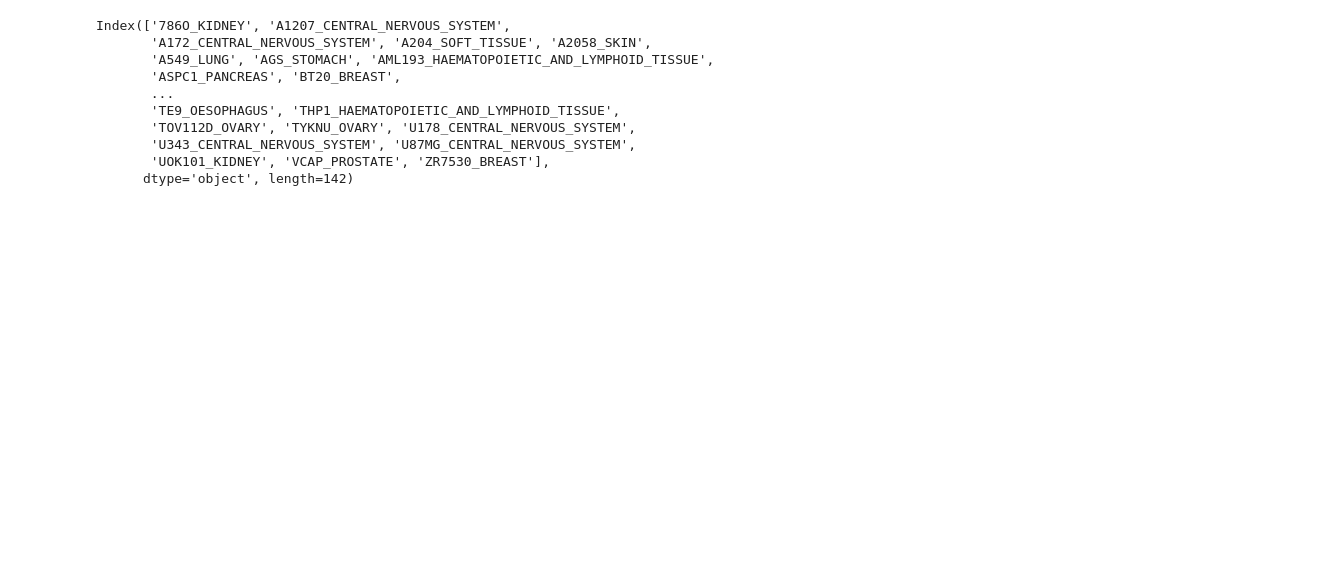
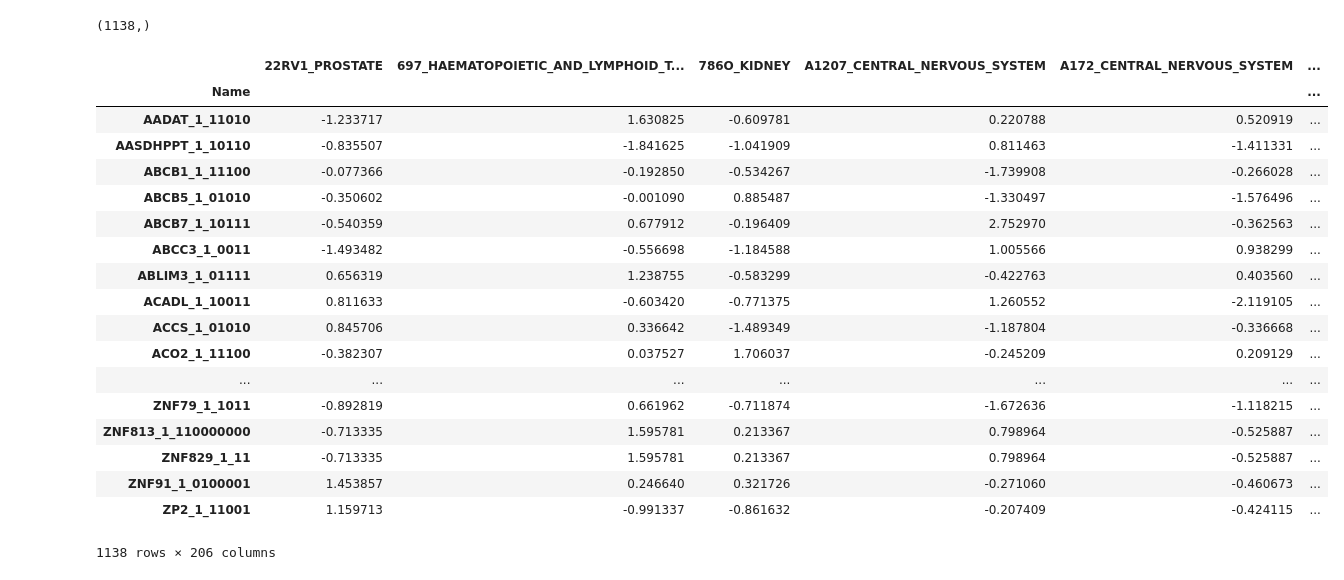
Before and after one commit to Stuartlab-UCSC/deep_essentiality, a Jupyter notebook: singletask_v2.ipynb, the cells around one changed output. Saved outputs shown, nothing was run; the diff lists cells and outputs as text; code cells hidden in the pictures; blank space fills up the shorter version.

Commit message:
Grid Searched for best Architecture and ran for best tasks with Vlado's splits

```diff
--- a/singletask_v2.ipynb
+++ b/singletask_v2.ipynb
@@ -1,19 +18,4 @@
 # %%
-#Single task network to compare with Vlado
-
-
-import torch
-from bayes_opt import BayesianOptimization
-from torch.autograd import Variable
-import matplotlib.pyplot as plt
-import seaborn as sns
-from sklearn.model_selection import train_test_split
-from sklearn import preprocessing
-from sklearn.model_selection import train_test_split
-from math import sqrt
-import random
-import itertools
-
 #Load some of the data
 exp_data = pd.read_csv('../exp.tab', sep='\t', index_col=0)
 cnv_data = pd.read_csv('../cnv.tab', sep='\t', index_col=0)
@@ -29,18 +31,7 @@ testinglabels = test_activity_data.columns[1:]
 frames = [exp_data, cnv_data]
 
 xdatw = pd.concat(frames)
-traininglabels
+# traininglabels
-# %% [output]
-Index(['786O_KIDNEY', 'A1207_CENTRAL_NERVOUS_SYSTEM',
-       'A172_CENTRAL_NERVOUS_SYSTEM', 'A204_SOFT_TISSUE', 'A2058_SKIN',
-       'A549_LUNG', 'AGS_STOMACH', 'AML193_HAEMATOPOIETIC_AND_LYMPHOID_TISSUE',
-       'ASPC1_PANCREAS', 'BT20_BREAST',
-       ...
-       'TE9_OESOPHAGUS', 'THP1_HAEMATOPOIETIC_AND_LYMPHOID_TISSUE',
-       'TOV112D_OVARY', 'TYKNU_OVARY', 'U178_CENTRAL_NERVOUS_SYSTEM',
-       'U343_CENTRAL_NERVOUS_SYSTEM', 'U87MG_CENTRAL_NERVOUS_SYSTEM',
-       'UOK101_KIDNEY', 'VCAP_PROSTATE', 'ZR7530_BREAST'],
-      dtype='object', length=142)
 # %%
 #Deep Learning Net Class
 
@@ -221,3 +203,37 @@ def saveRMSE(predicts, actuals):
 
     for item in multitaskrmses:
           rmses_file.write("%s\n" % item)
+# %%
+#run for first 5 genes
+mselist = {}
+
+#best tasks that vlado tested with
+topTasks = pd.read_csv("../combined_stats.tab", sep='\t')
+tasks = topTasks.iloc[:,0].values
+
+#keep the tasks we want
+goodydat = ydat.transpose()[tasks]
+goodydat = goodydat.transpose()
+
+goodydat
+# %% [output]
+(1138,)
+|  | 22RV1_PROSTATE | 697_HAEMATOPOIETIC_AND_LYMPHOID_T... | 786O_KIDNEY | A1207_CENTRAL_NERVOUS_SYSTEM | A172_CENTRAL_NERVOUS_SYSTEM | ... |
+| Name |  |  |  |  |  | ... |
+| AADAT_1_11010 | -1.233717 | 1.630825 | -0.609781 | 0.220788 | 0.520919 | ... |
+| AASDHPPT_1_10110 | -0.835507 | -1.841625 | -1.041909 | 0.811463 | -1.411331 | ... |
+| ABCB1_1_11100 | -0.077366 | -0.192850 | -0.534267 | -1.739908 | -0.266028 | ... |
+| ABCB5_1_01010 | -0.350602 | -0.001090 | 0.885487 | -1.330497 | -1.576496 | ... |
+| ABCB7_1_10111 | -0.540359 | 0.677912 | -0.196409 | 2.752970 | -0.362563 | ... |
+| ABCC3_1_0011 | -1.493482 | -0.556698 | -1.184588 | 1.005566 | 0.938299 | ... |
+| ABLIM3_1_01111 | 0.656319 | 1.238755 | -0.583299 | -0.422763 | 0.403560 | ... |
+| ACADL_1_10011 | 0.811633 | -0.603420 | -0.771375 | 1.260552 | -2.119105 | ... |
+| ACCS_1_01010 | 0.845706 | 0.336642 | -1.489349 | -1.187804 | -0.336668 | ... |
+| ACO2_1_11100 | -0.382307 | 0.037527 | 1.706037 | -0.245209 | 0.209129 | ... |
+| ... | ... | ... | ... | ... | ... | ... |
+| ZNF79_1_1011 | -0.892819 | 0.661962 | -0.711874 | -1.672636 | -1.118215 | ... |
+| ZNF813_1_110000000 | -0.713335 | 1.595781 | 0.213367 | 0.798964 | -0.525887 | ... |
+| ZNF829_1_11 | -0.713335 | 1.595781 | 0.213367 | 0.798964 | -0.525887 | ... |
+| ZNF91_1_0100001 | 1.453857 | 0.246640 | 0.321726 | -0.271060 | -0.460673 | ... |
+| ZP2_1_11001 | 1.159713 | -0.991337 | -0.861632 | -0.207409 | -0.424115 | ... |
+1138 rows × 206 columns
```
Also changed, not shown: parts of 5 cells of this notebook.
